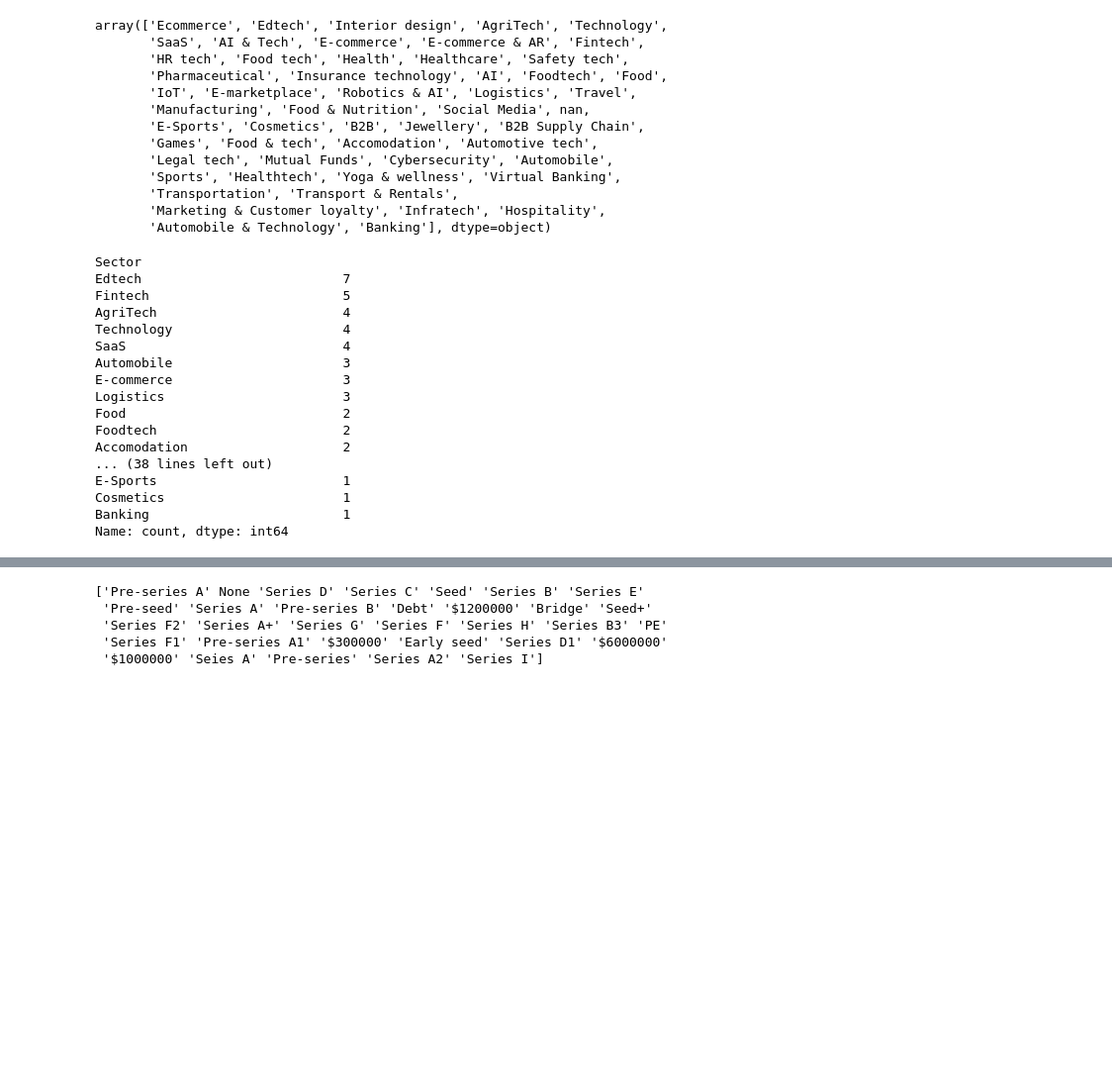
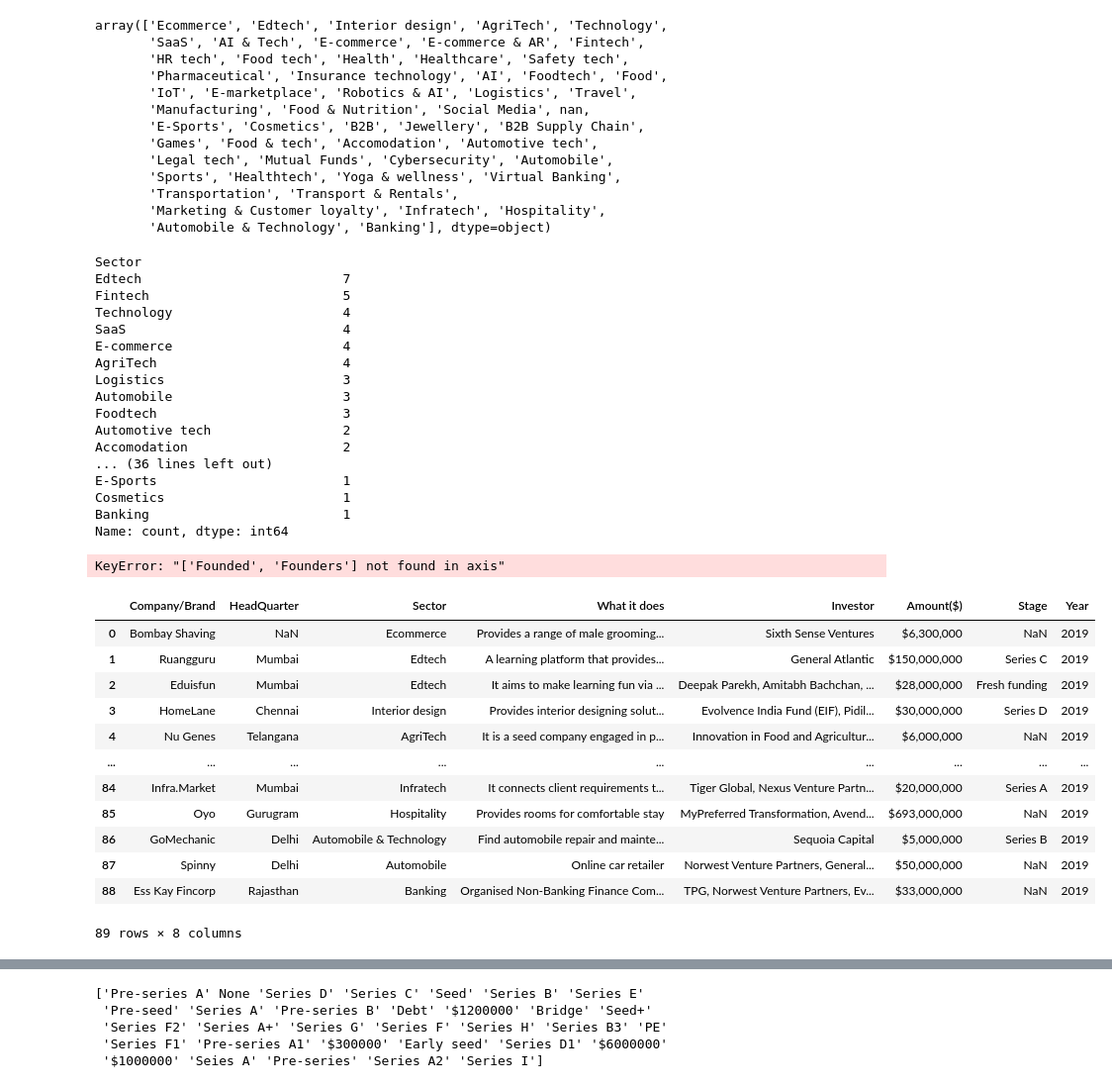
Before and after one commit to BamBamOguns/CA_First_Project_LP1, a Jupyter notebook: Notebooks/main.ipynb, the cells around one changed output, grey strips where cells are left out. Shown: that part at 99% size. Saved outputs shown, nothing was run; the diff lists cells and outputs as text; code cells hidden in the pictures; blank space fills up the shorter version.

```diff
--- a/Notebooks/main.ipynb
+++ b/Notebooks/main.ipynb
@@ -814,6 +814,11 @@ array(['Ecommerce', 'Edtech', 'Interior design', 'AgriTech', 'Technology',
        'Transportation', 'Transport & Rentals',
        'Marketing & Customer loyalty', 'Infratech', 'Hospitality',
        'Automobile & Technology', 'Banking'], dtype=object)
+# %%
+# Fixing some spelling errors through observation and individual inspection
+data_2019['Sector'].replace('Ecommerce', 'E-commerce', inplace = True)
+data_2019['Sector'].replace('Food & tech', 'Foodtech', inplace = True)
+data_2019['Sector'].replace('Food tech', 'E-Foodtech', inplace = True)
 # %%
 # Exploring and Cleaning the 'Sector' column
 data_2019['Sector'].value_counts()
@@ -821,17 +826,40 @@ data_2019['Sector'].value_counts()
 Sector
 Edtech                          7
 Fintech                         5
-AgriTech                        4
 Technology                      4
 SaaS                            4
+E-commerce                      4
+AgriTech                        4
+Logistics                       3
 Automobile                      3
-E-commerce                      3
-Logistics                       3
-Food                            2
-Foodtech                        2
+Foodtech                        3
+Automotive tech                 2
 Accomodation                    2
-... (38 lines left out)
+... (36 lines left out)
 E-Sports                        1
 Cosmetics                       1
 Banking                         1
 Name: count, dtype: int64
+# %%
+# Dropping 'Founded' and 'Founders' columns since they are not needed in my analysis but I would keep the 'Investor' column
+data_2019.drop(['Founded', 'Founders'], axis = 1, inplace = True)
+# %% [output]
+KeyError: "['Founded', 'Founders'] not found in axis"
+# %%
+# Add a Year column for easy identification of Year 2019 data info
+data_2019['Year'] = 2019
+data_2019
+# %% [output]
+|  | Company/Brand | HeadQuarter | Sector | What it does | Investor | Amount($) | Stage | Year |
+| 0 | Bombay Shaving | NaN | Ecommerce | Provides a range of male grooming... | Sixth Sense Ventures | $6,300,000 | NaN | 2019 |
+| 1 | Ruangguru | Mumbai | Edtech | A learning platform that provides... | General Atlantic | $150,000,000 | Series C | 2019 |
+| 2 | Eduisfun | Mumbai | Edtech | It aims to make learning fun via ... | Deepak Parekh, Amitabh Bachchan, ... | $28,000,000 | Fresh funding | 2019 |
+| 3 | HomeLane | Chennai | Interior design | Provides interior designing solut... | Evolvence India Fund (EIF), Pidil... | $30,000,000 | Series D | 2019 |
+| 4 | Nu Genes | Telangana | AgriTech | It is a seed company engaged in p... | Innovation in Food and Agricultur... | $6,000,000 | NaN | 2019 |
+| ... | ... | ... | ... | ... | ... | ... | ... | ... |
+| 84 | Infra.Market | Mumbai | Infratech | It connects client requirements t... | Tiger Global, Nexus Venture Partn... | $20,000,000 | Series A | 2019 |
+| 85 | Oyo | Gurugram | Hospitality | Provides rooms for comfortable stay | MyPreferred Transformation, Avend... | $693,000,000 | NaN | 2019 |
+| 86 | GoMechanic | Delhi | Automobile & Technology | Find automobile repair and mainte... | Sequoia Capital | $5,000,000 | Series B | 2019 |
+| 87 | Spinny | Delhi | Automobile | Online car retailer | Norwest Venture Partners, General... | $50,000,000 | NaN | 2019 |
+| 88 | Ess Kay Fincorp | Rajasthan | Banking | Organised Non-Banking Finance Com... | TPG, Norwest Venture Partners, Ev... | $33,000,000 | NaN | 2019 |
+89 rows × 8 columns
```
Also changed, not shown: parts of 32 cells of this notebook.
